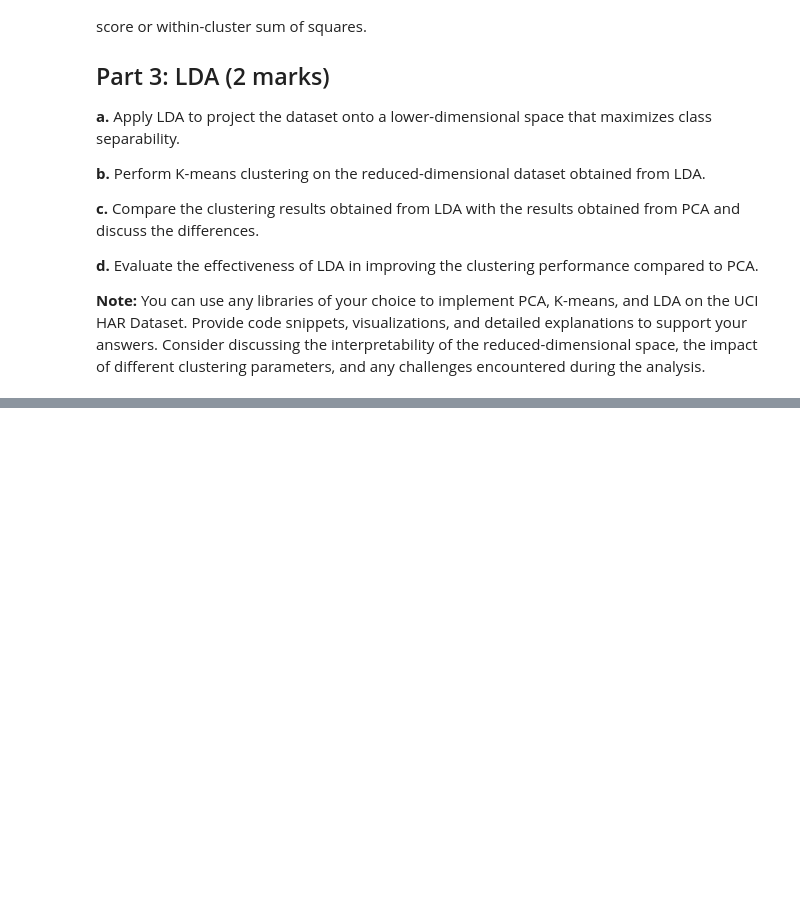
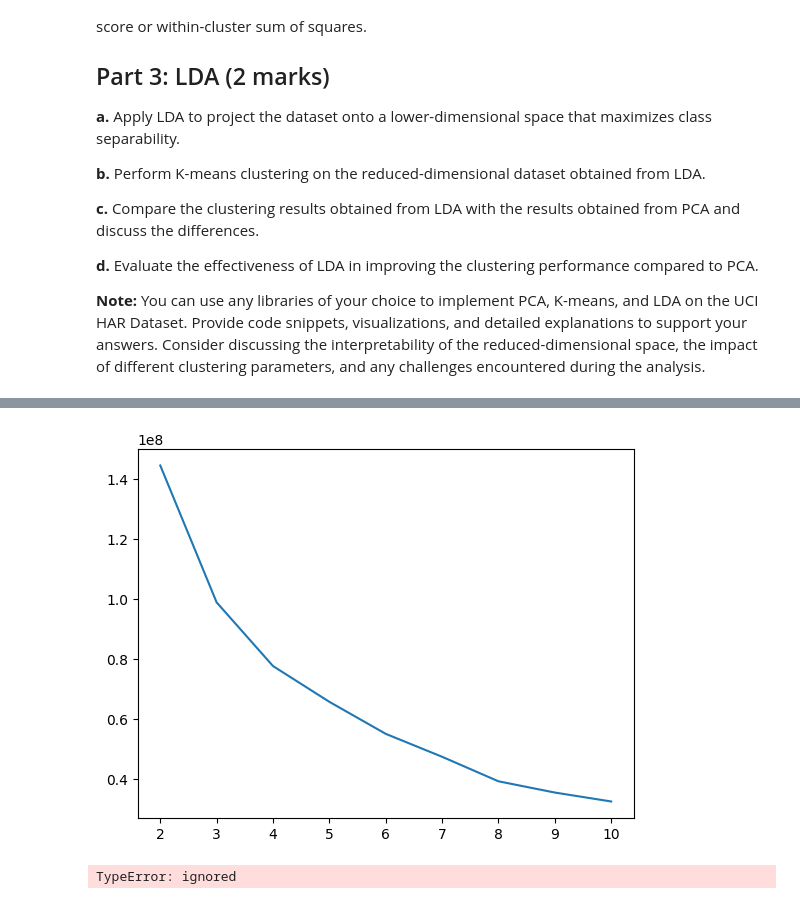
Before and after one commit to narendra974/AIMLOPS_IISC, a Jupyter notebook: Assignment_2.ipynb, the cells around one changed output, grey strips where cells are left out. Drawn from its saved outputs; the diff is of its cells as text; code cells hidden in the pictures; blank space fills up the shorter version.

```diff
--- a/Assignment_2.ipynb
+++ b/Assignment_2.ipynb
@@ -448,0 +557,18 @@ You are given a dataset, which contains sensor data. Your task is to apply dimen
+# %%
+from sklearn.cluster import KMeans
+from sklearn.metrics import silhouette_score
+
+pca = PCA(n_components=2)
+df2_pca = pca.fit_transform(df2)
+
+wcss_sc = []
+
+for i in range(2, 11):
+    clustering_sc = KMeans(n_clusters=i, init='k-means++', random_state=42)
+    clustering_sc.fit(df2_pca)
+    wcss_sc.append(clustering_sc.inertia_)
+
+ks = [2, 3, 4, 5, 6, 7, 8, 9, 10]
+sns.lineplot(x = ks, y = wcss_sc);
+# %% [output]
+[figure, added]
@@ -448,0 +589,16 @@ You are given a dataset, which contains sensor data. Your task is to apply dimen
+# %%
+from sklearn.discriminant_analysis import LinearDiscriminantAnalysis
+lda = LinearDiscriminantAnalysis(n_components=2)
+df2_lda = lda.fit_transform(df2)
+
+wcss_sc_lda = []
+
+for i in range(2, 11):
+    clustering_sc = KMeans(n_clusters=i, init='k-means++', random_state=42)
+    clustering_sc.fit(df2_lda)
+    wcss_sc_lda.append(clustering_sc.inertia_)
+
+ks = [2, 3, 4, 5, 6, 7, 8, 9, 10]
+sns.lineplot(x = ks, y = wcss_sc);
+# %% [output]
+TypeError: ignored
```
Also changed, not shown: parts of 16 cells of this notebook.
